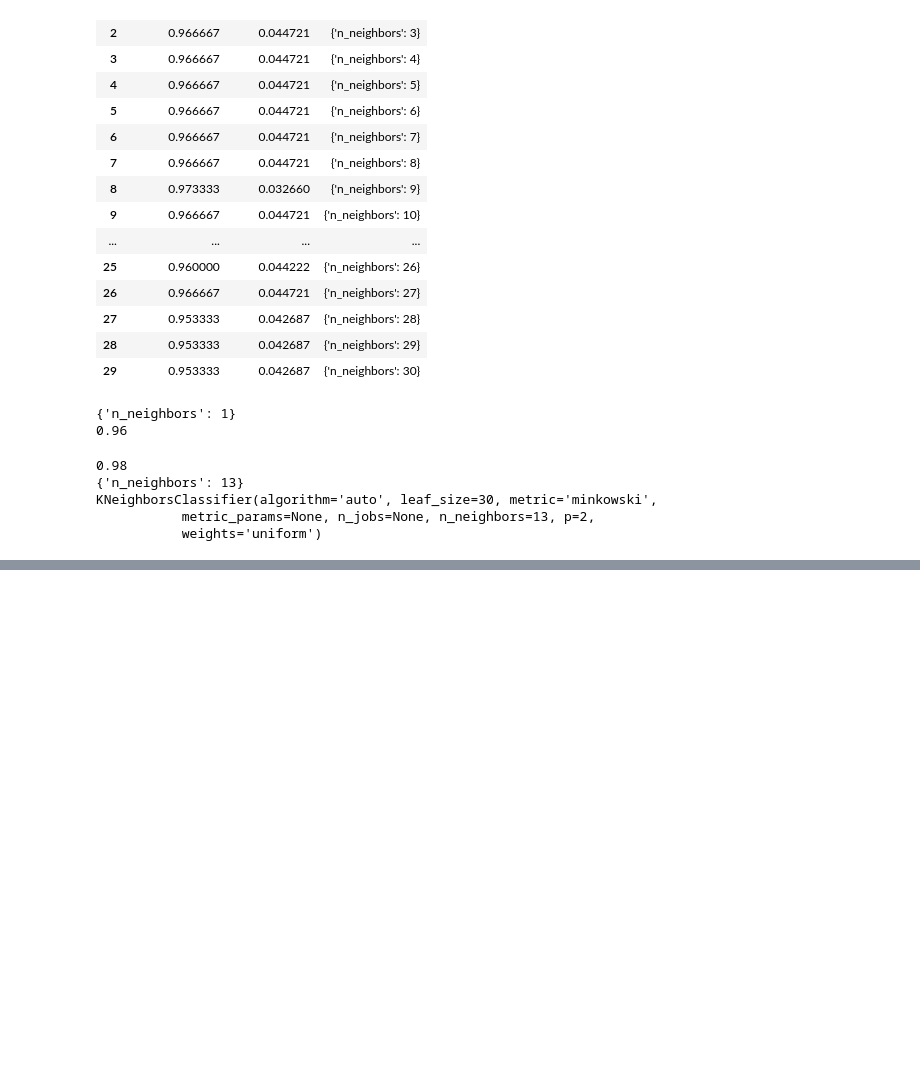
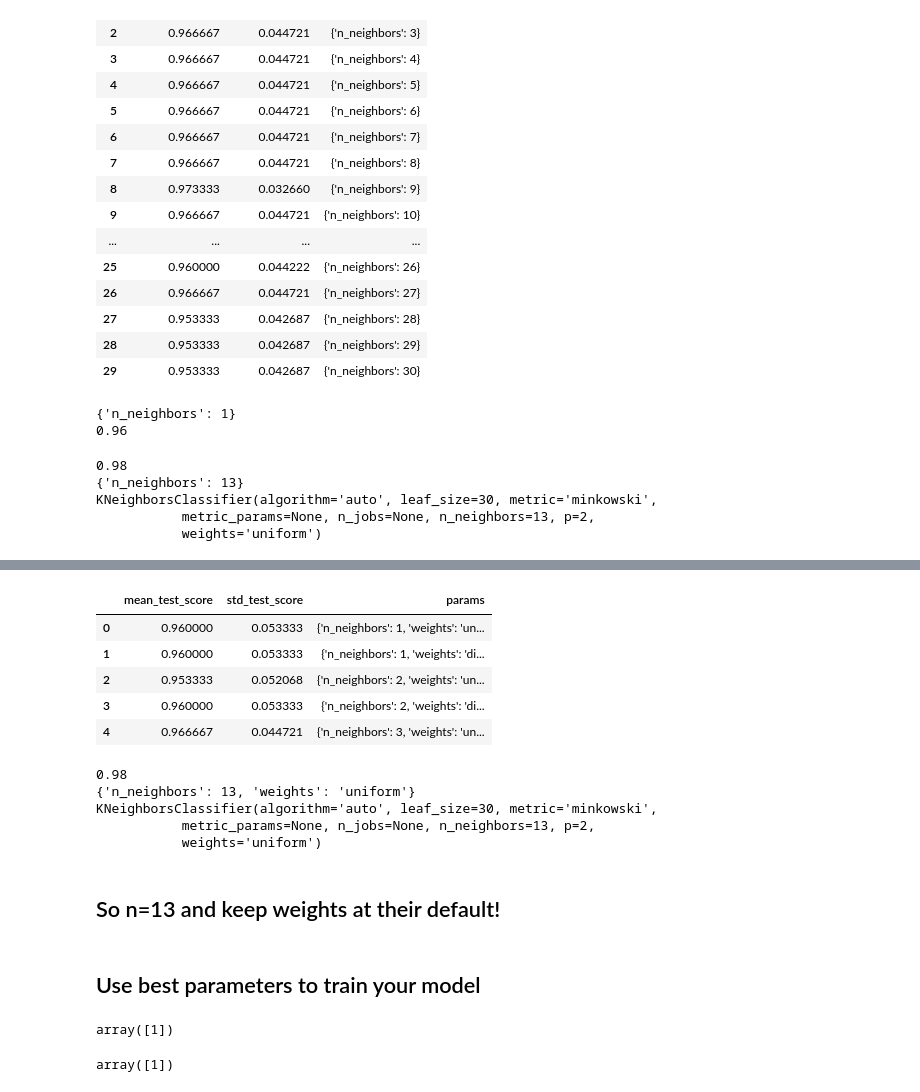
Before and after one commit to natepill/DS2.1-Machine-Learning, a Jupyter notebook: External-Resources/Code-Basics/GridSearch.ipynb, the cells around one changed output, grey strips where cells are left out. Cells and saved outputs as stored; diff of their text form; code cells hidden in the pictures; blank space fills up the shorter version.

```diff
--- a/External-Resources/Code-Basics/GridSearch.ipynb
+++ b/External-Resources/Code-Basics/GridSearch.ipynb
@@ -125,0 +128,3 @@ KNeighborsClassifier(algorithm='auto', leaf_size=30, metric='minkowski',
+# %%
+k_range = list(range(1,31))
+weight_options = ['uniform', 'distance']
@@ -125,0 +148,40 @@ KNeighborsClassifier(algorithm='auto', leaf_size=30, metric='minkowski',
+# %%
+# view the results
+pd.DataFrame(grid.cv_results_)[['mean_test_score', 'std_test_score', 'params']].head()
+# %% [output]
+|  | mean_test_score | std_test_score | params |
+| 0 | 0.960000 | 0.053333 | {'n_neighbors': 1, 'weights': 'un... |
+| 1 | 0.960000 | 0.053333 | {'n_neighbors': 1, 'weights': 'di... |
+| 2 | 0.953333 | 0.052068 | {'n_neighbors': 2, 'weights': 'un... |
+| 3 | 0.960000 | 0.053333 | {'n_neighbors': 2, 'weights': 'di... |
+| 4 | 0.966667 | 0.044721 | {'n_neighbors': 3, 'weights': 'un... |
+# %%
+print(grid.best_score_)
+print(grid.best_params_)
+print(grid.best_estimator_)
+# %% [output]
+0.98
+{'n_neighbors': 13, 'weights': 'uniform'}
+KNeighborsClassifier(algorithm='auto', leaf_size=30, metric='minkowski',
+           metric_params=None, n_jobs=None, n_neighbors=13, p=2,
+           weights='uniform')
+# %% [markdown]
+## So n=13 and keep weights at their default!
+# %% [markdown]
+## Use best parameters to train your model
+# %%
+# train your model using all data and the best known parameters
+knn = KNeighborsClassifier(n_neighbors=13, weights='uniform')
+knn.fit(X, y)
+
+# make a prediction on out-of-sample data
+knn.predict([[3, 5, 4, 2]])
+# %% [output]
+array([1])
+# %%
+# shortcut: GridSearchCV automatically refits the best model using all of the data
+# Not sure if using all of the data is the best idea
+
+grid.predict([[3, 5, 4, 2]])
+# %% [output]
+array([1])
```
Also changed, not shown: parts of 9 cells of this notebook.
